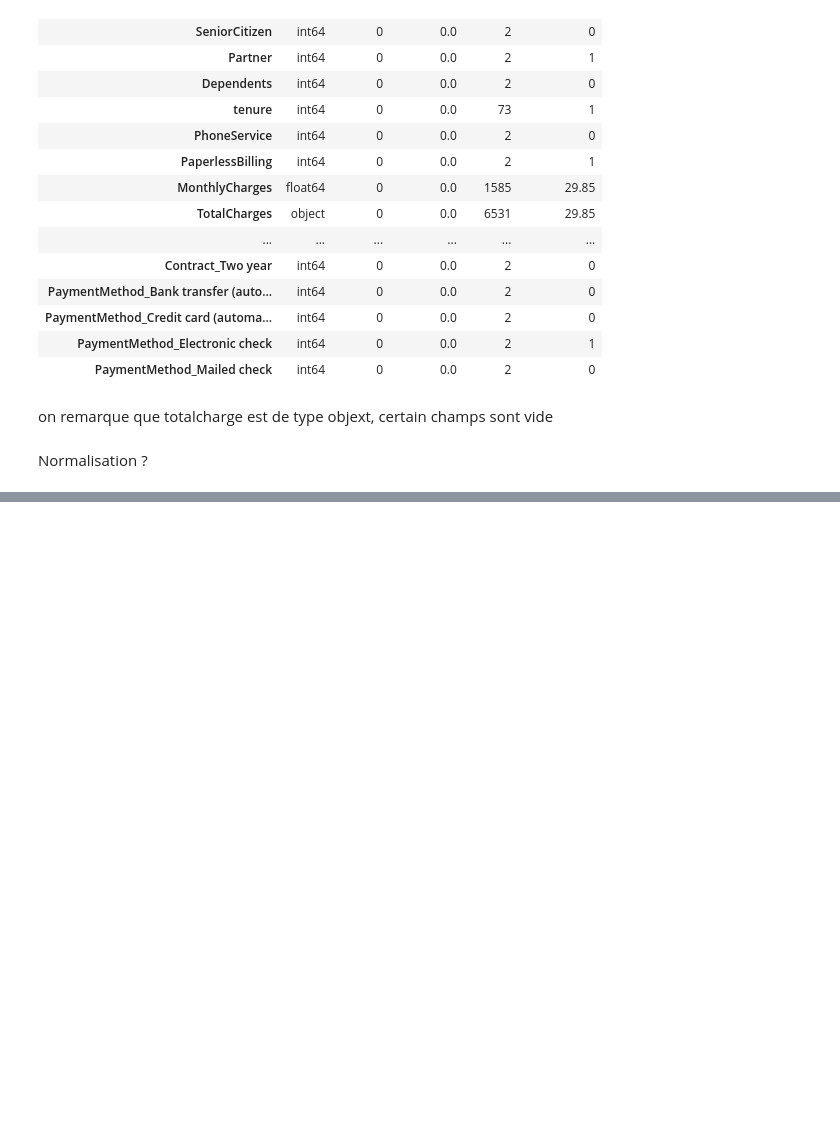
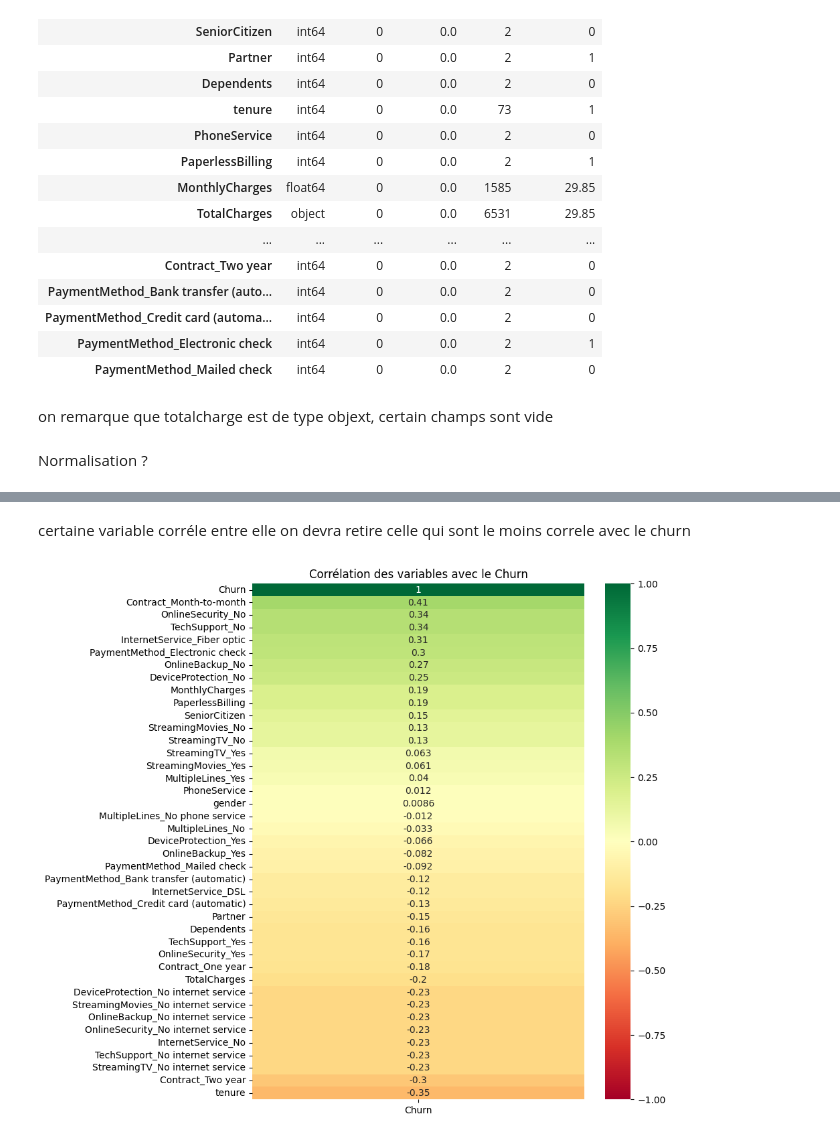
Before and after one commit to Bapt1st3/Telco_Customer_Prediction, a Jupyter notebook: data_prep copy.ipynb, the cells around one changed output, grey strips where cells are left out. Drawn from its saved outputs; the diff is of its cells as text; code cells hidden in the pictures; blank space fills up the shorter version.

```diff
--- a/data_prep copy.ipynb
+++ b/data_prep copy.ipynb
@@ -126,0 +160,11 @@ df.to_csv("dataset/cleaned_dataset.csv")
+# %% [markdown]
+certaine variable corréle entre elle on devra retire celle qui sont le moins correle avec le churn
+# %%
+plt.figure(figsize=(8, 10))
+churn_corr = df.corr()[['Churn']].sort_values(by='Churn', ascending=False)
+
+sns.heatmap(churn_corr, annot=True, cmap='RdYlGn', vmin=-1, vmax=1)
+plt.title('Corrélation des variables avec le Churn')
+plt.show()
+# %% [output]
+[figure, added]
```
Also changed, not shown: parts of 8 cells of this notebook.
